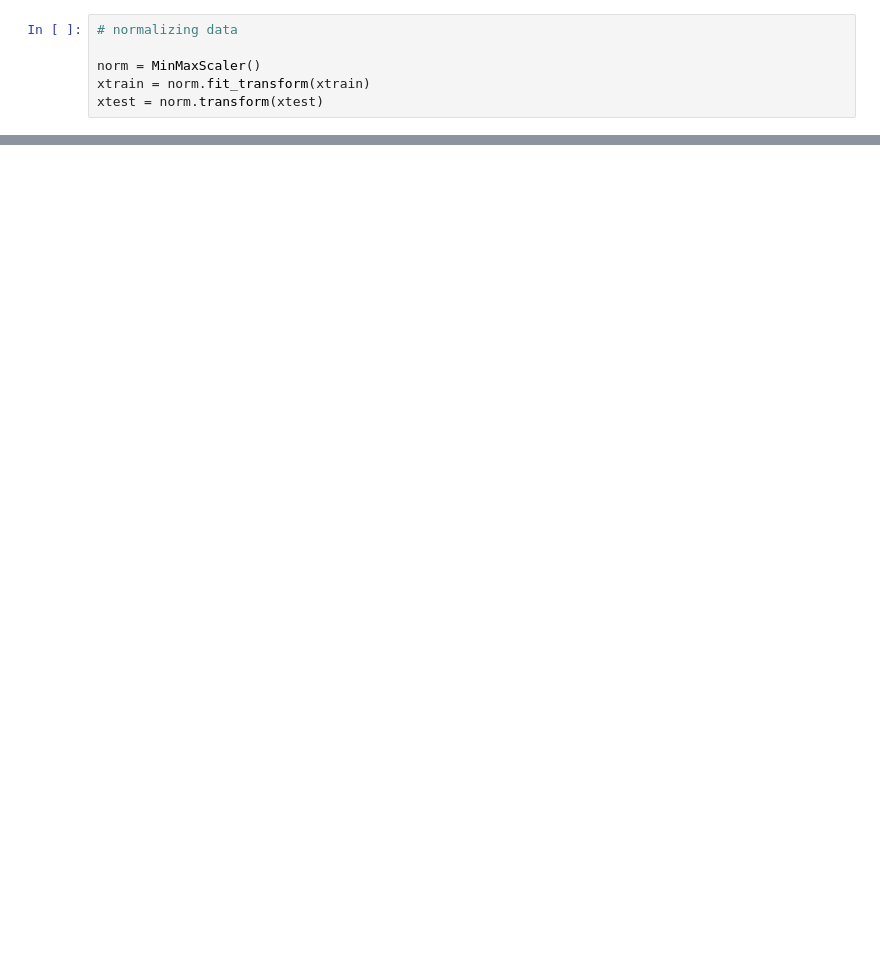
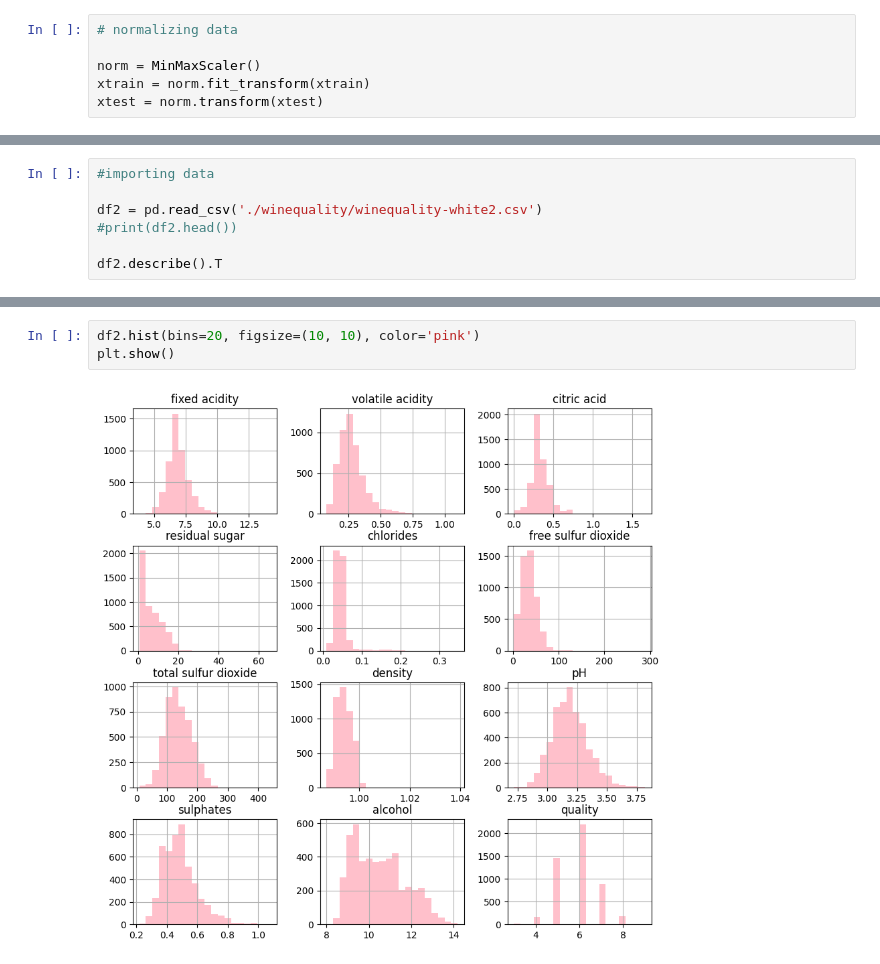
Before and after one commit to connerCpowell/WineQuality, a Jupyter notebook: Wine_forecasting.ipynb, the cells around one changed output, grey strips where cells are left out. Cells and saved outputs as stored; diff of their text form; blank space fills up the shorter version.

Commit message:
Adding white wine analysis

```diff
--- a/Wine_forecasting.ipynb
+++ b/Wine_forecasting.ipynb
@@ -174,0 +220,7 @@ weighted avg       0.85      0.85      0.85       320
+# %%
+#importing data
+
+df2 = pd.read_csv('./winequality/winequality-white2.csv')
+#print(df2.head())
+
+df2.describe().T
@@ -174,0 +264,5 @@ weighted avg       0.85      0.85      0.85       320
+# %%
+df2.hist(bins=20, figsize=(10, 10), color='pink')
+plt.show()
+# %% [output]
+[figure, added]
```
Also changed, not shown: parts of 17 cells of this notebook, 2 other files.
